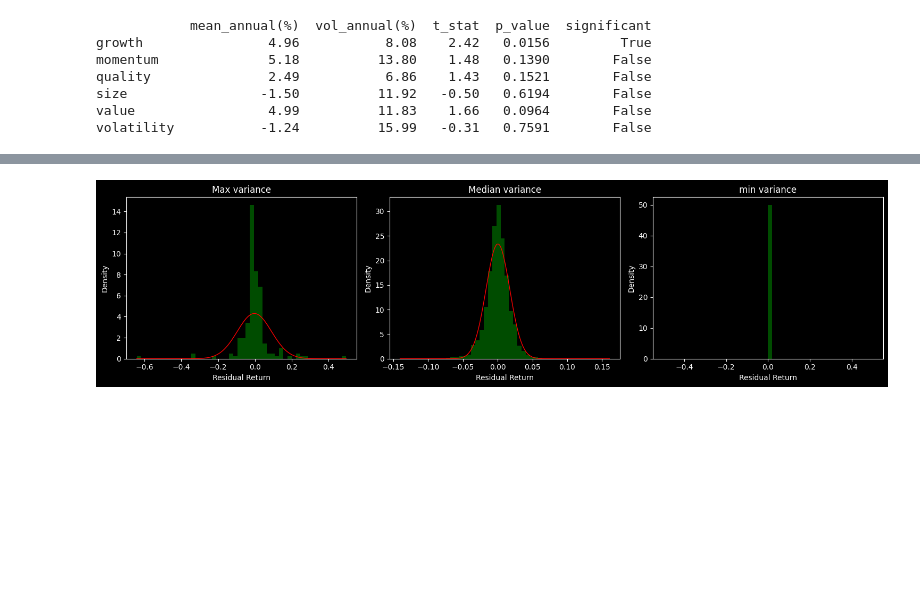
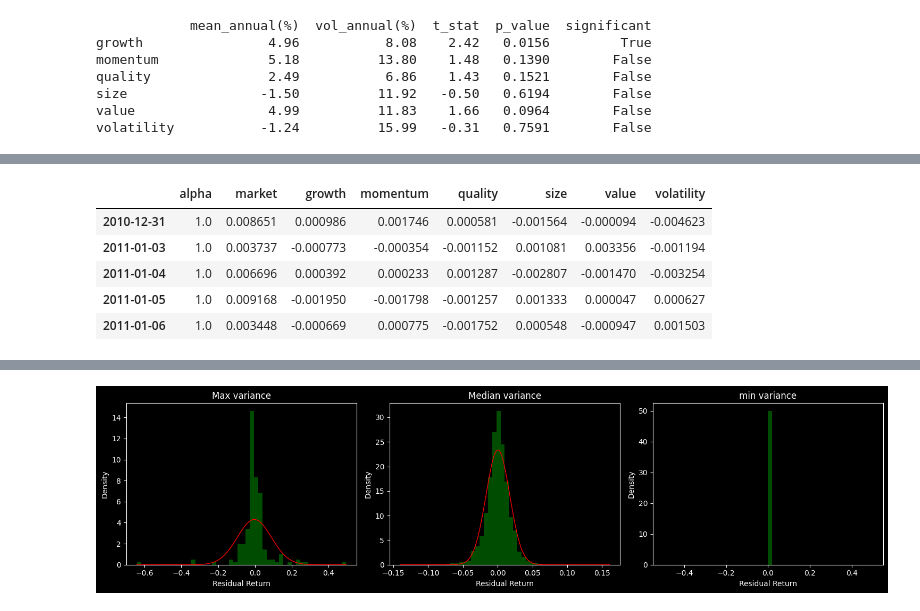
Before and after one commit to yryMax/TailEnhancedFinDiff, a Jupyter notebook: factor_returns.ipynb, the cells around one changed output, grey strips where cells are left out. Cells and saved outputs as stored; diff of their text form; code cells hidden in the pictures; blank space fills up the shorter version.

```diff
--- a/factor_returns.ipynb
+++ b/factor_returns.ipynb
@@ -144,3 +149,12 @@ F_regression = F.drop(columns='intercept')
 F_portsort = pd.DataFrame(all_spreads)
+# %%
+F_regression.head()
+# %% [output]
+|  | alpha | market | growth | momentum | quality | size | value | volatility |
+| 2010-12-31 | 1.0 | 0.008651 | 0.000986 | 0.001746 | 0.000581 | -0.001564 | -0.000094 | -0.004623 |
+| 2011-01-03 | 1.0 | 0.003737 | -0.000773 | -0.000354 | -0.001152 | 0.001081 | 0.003356 | -0.001194 |
+| 2011-01-04 | 1.0 | 0.006696 | 0.000392 | 0.000233 | 0.001287 | -0.002807 | -0.001470 | -0.003254 |
+| 2011-01-05 | 1.0 | 0.009168 | -0.001950 | -0.001798 | -0.001257 | 0.001333 | 0.000047 | 0.000627 |
+| 2011-01-06 | 1.0 | 0.003448 | -0.000669 | 0.000775 | -0.001752 | 0.000548 | -0.000947 | 0.001503 |
 # %%
 # save factor returns
```
Also changed, not shown: parts of 23 cells of this notebook, 5 other files.
